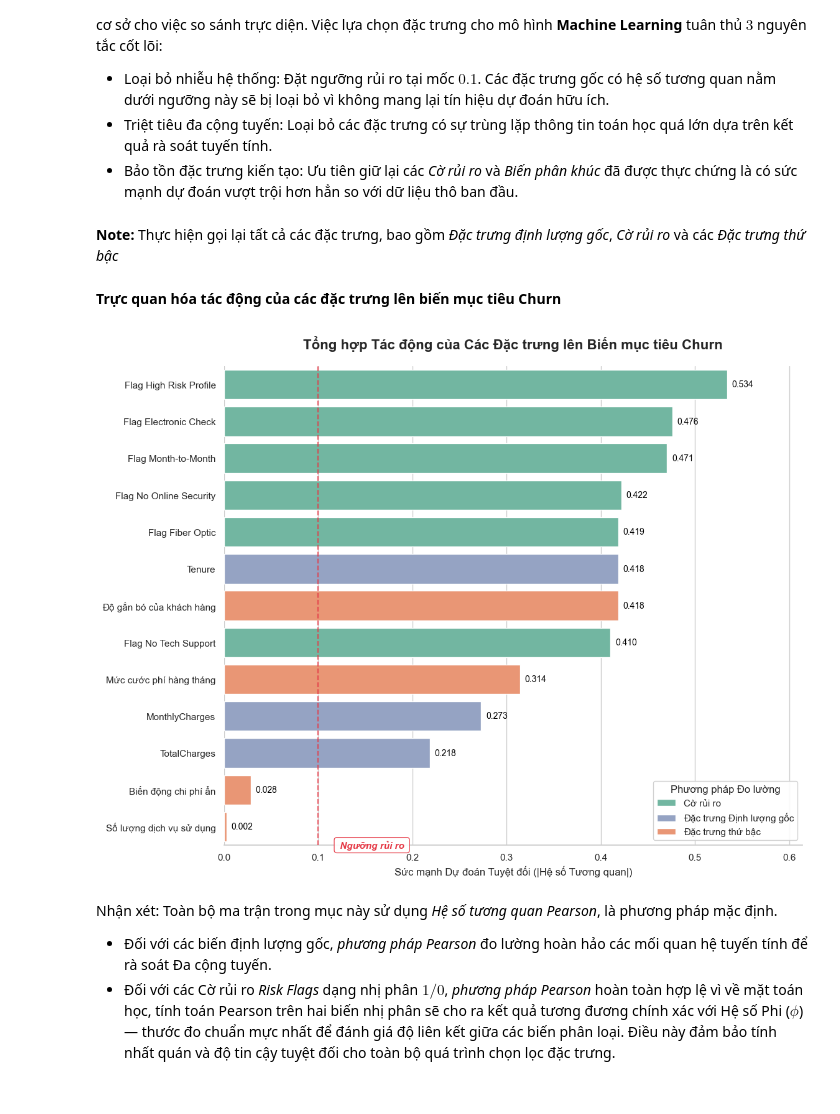
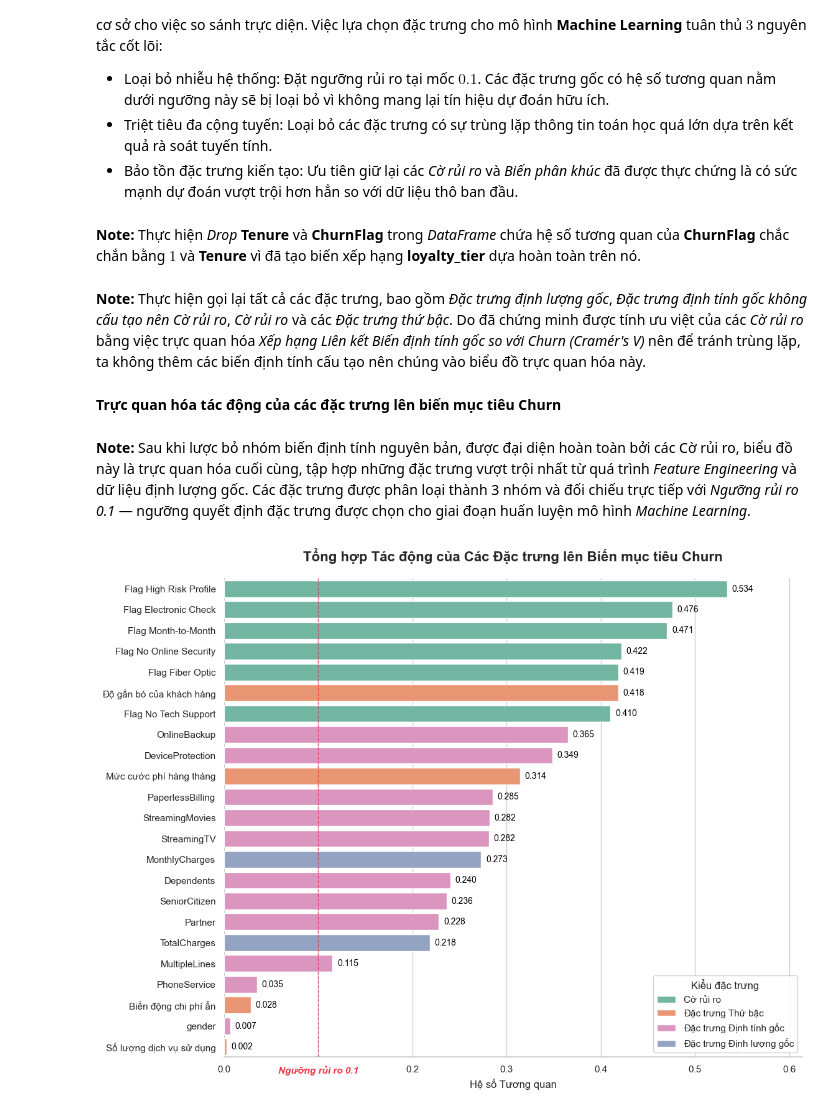
Before and after one commit to nleins5/customer_churn_prediction, a Jupyter notebook: EDA/trocungDucLevan.ipynb, the cells around one changed output. Drawn from its saved outputs; the diff is of its cells as text; code cells hidden in the pictures.

```diff
--- a/EDA/trocungDucLevan.ipynb
+++ b/EDA/trocungDucLevan.ipynb
@@ -1610,62 +1610,78 @@ plt.show()
 df1 = (
     corr_quant[['ChurnFlag']]
     .drop(index='ChurnFlag')
+    .drop(index='Tenure')
     .reset_index()
     .rename(columns={'index': 'Feature', 'ChurnFlag': 'Score'})
 )
 df1['Method'] = "Đặc trưng Định lượng gốc"
 
-df2= corr_risk.reset_index().rename(columns={"index": "Feature", "ChurnFlag": "Score"}).copy()
-df2['Method'] = "Cờ rủi ro"
+df2 = df_cramer.rename(columns={"Đặc trưng": "Feature", "Hệ số Cramér's V": "Score"}).copy()
+df2['Method'] = "Đặc trưng Định tính gốc"
 
+replaced_vars = ['Contract', 'PaymentMethod', 'InternetService', 'TechSupport', 'OnlineSecurity']
+df2 = df2[~df2['Feature'].isin(replaced_vars)]
 
 df3 = df_spearman.rename(columns={"Đặc trưng": "Feature", "Hệ số Spearman": "Score"}).copy()
-df3['Method'] = "Đặc trưng thứ bậc"
+df3['Method'] = "Đặc trưng Thứ bậc"
 
-master_df = pd.concat([df1, df2, df3], ignore_index=True)
+df4= corr_risk.reset_index().rename(columns={"index": "Feature", "ChurnFlag": "Score"}).copy()
+df4['Method'] = "Cờ rủi ro"
+
+master_df = pd.concat([df1, df2, df3, df4], ignore_index=True)
+# %% [markdown]
+**Note:** Thực hiện *Drop* **Tenure** và **ChurnFlag** trong *DataFrame* chứa hệ số tương quan của **ChurnFlag** chắc chắn bằng $1$ và **Tenure** vì đã tạo biến xếp hạng **loyalty_tier** dựa hoàn toàn trên nó.
 # %% [markdown]
-**Note:** Thực hiện gọi lại tất cả các đặc trưng, bao gồm *Đặc trưng định lượng gốc*, *Cờ rủi ro* và các *Đặc trưng thứ bậc*
+**Note:** Thực hiện gọi lại tất cả các đặc trưng, bao gồm *Đặc trưng định lượng gốc*, *Đặc trưng định tính gốc không cấu tạo nên Cờ rủi ro*, *Cờ rủi ro* và các *Đặc trưng thứ bậc*. Do đã chứng minh được tính ưu việt của các *Cờ rủi ro* bằng việc trực quan hóa *Xếp hạng Liên kết Biến định tính gốc so với Churn (Cramér's V)* nên để tránh trùng lặp, ta không thêm các biến định tính cấu tạo nên chúng vào biểu đồ trực quan hóa này.
 # %% [markdown]
 **Trực quan hóa tác động của các đặc trưng lên biến mục tiêu Churn**
+# %% [markdown]
+**Note:** Sau khi lược bỏ nhóm biến định tính nguyên bản, được đại diện hoàn toàn bởi các Cờ rủi ro, biểu đồ này là trực quan hóa cuối cùng, tập hợp những đặc trưng vượt trội nhất từ quá trình *Feature Engineering* và dữ liệu định lượng gốc. Các đặc trưng được phân loại thành 3 nhóm và đối chiếu trực tiếp với *Ngưỡng rủi ro 0.1* — ngưỡng quyết định đặc trưng được chọn cho giai đoạn huấn luyện mô hình *Machine Learning*.
 # %%
 master_df['Absolute_Power'] = master_df['Score'].abs()
 master_df = master_df[master_df['Feature'] != 'ChurnFlag']
 master_df = master_df.sort_values(by='Absolute_Power', ascending=False)
 
 plt.figure(figsize=(12, 10))
 sns.set_style("whitegrid")
 
 bars = sns.barplot(data=master_df, y='Feature', x='Absolute_Power',
                    hue='Method', dodge=False,
-                   palette={'Đặc trưng Định lượng gốc': '#8DA0CB',
-                            'Cờ rủi ro': '#66C2A5',
-                            'Đặc trưng thứ bậc': '#FC8D62'})
+                   palette = {
+                    'Đặc trưng Định lượng gốc': '#8DA0CB',
+                    'Đặc trưng Định tính gốc': '#E78AC3',
+                    'Đặc trưng Thứ bậc': '#FC8D62',
+                    'Cờ rủi ro': '#66C2A5'})
 
 plt.title("Tổng hợp Tác động của Các Đặc trưng lên Biến mục tiêu Churn",
           fontsize=16, fontweight='bold', pad=20)
-plt.xlabel("Sức mạnh Dự đoán Tuyệt đối (|Hệ số Tương quan|)", fontsize=12)
+plt.xlabel("Hệ số Tương quan", fontsize=12)
 plt.ylabel("")
-
-plt.axvline(x=0.1, color='#e63946', linewidth=1.5, linestyle='--', alpha=0.8, zorder=5)
-plt.text(0.12, len(master_df) - 0.5, ' Ngưỡng rủi ro ',
-         color='#e63946', fontsize=11, fontweight='bold', fontstyle='italic', va='center',
-         bbox=dict(facecolor='white', edgecolor='#e63946', boxstyle='round,pad=0.3', alpha=0.9))
 
 for p in plt.gca().patches:
     val = p.get_width()
     if val > 0:
         plt.gca().annotate(f'{val:.3f}',
                            (val + 0.005, p.get_y() + p.get_height() / 2.),
                            ha='left', va='center', fontsize=10, color='black')
 
-plt.legend(title="Phương pháp Đo lường", loc='lower right', framealpha=0.9)
+plt.legend(title="Kiểu đặc trưng", loc='lower right', framealpha=0.9)
 plt.xlim(0, master_df['Absolute_Power'].max() + 0.08)
 
 sns.despine(left=True)
+plt.axvline(x=0.1, color='#e63946', linewidth=1.0, linestyle='--', alpha=0.8, zorder=5)
+
+ax = plt.gca()
+
+ticks = [0.0, 0.1, 0.2, 0.3, 0.4, 0.5, 0.6]
+ax.set_xticks(ticks)
+
+tick_labels = ['0.0', 'Ngưỡng rủi ro 0.1', '0.2', '0.3', '0.4', '0.5', '0.6']
+labels = ax.set_xticklabels(tick_labels)
+
+labels[1].set_color('#e63946')
+labels[1].set_fontweight('bold')
+labels[1].set_fontstyle('italic')
 plt.show()
 # %% [output]
-[figure, old version]
+[figure, new version]
-# %% [markdown]
-Nhận xét: Toàn bộ ma trận trong mục này sử dụng *Hệ số tương quan Pearson*, là phương pháp mặc định.
-- Đối với các biến định lượng gốc, *phương pháp Pearson* đo lường hoàn hảo các mối quan hệ tuyến tính để rà soát Đa cộng tuyến.
-- Đối với các Cờ rủi ro *Risk Flags* dạng nhị phân $1/0$, *phương pháp Pearson* hoàn toàn hợp lệ vì về mặt toán học, tính toán Pearson trên hai biến nhị phân sẽ cho ra kết quả tương đương chính xác với Hệ số Phi ($\phi$) — thước đo chuẩn mực nhất để đánh giá độ liên kết giữa các biến phân loại. Điều này đảm bảo tính nhất quán và độ tin cậy tuyệt đối cho toàn bộ quá trình chọn lọc đặc trưng.
```
Also changed, not shown: parts of 5 cells of this notebook, 2 other files.
